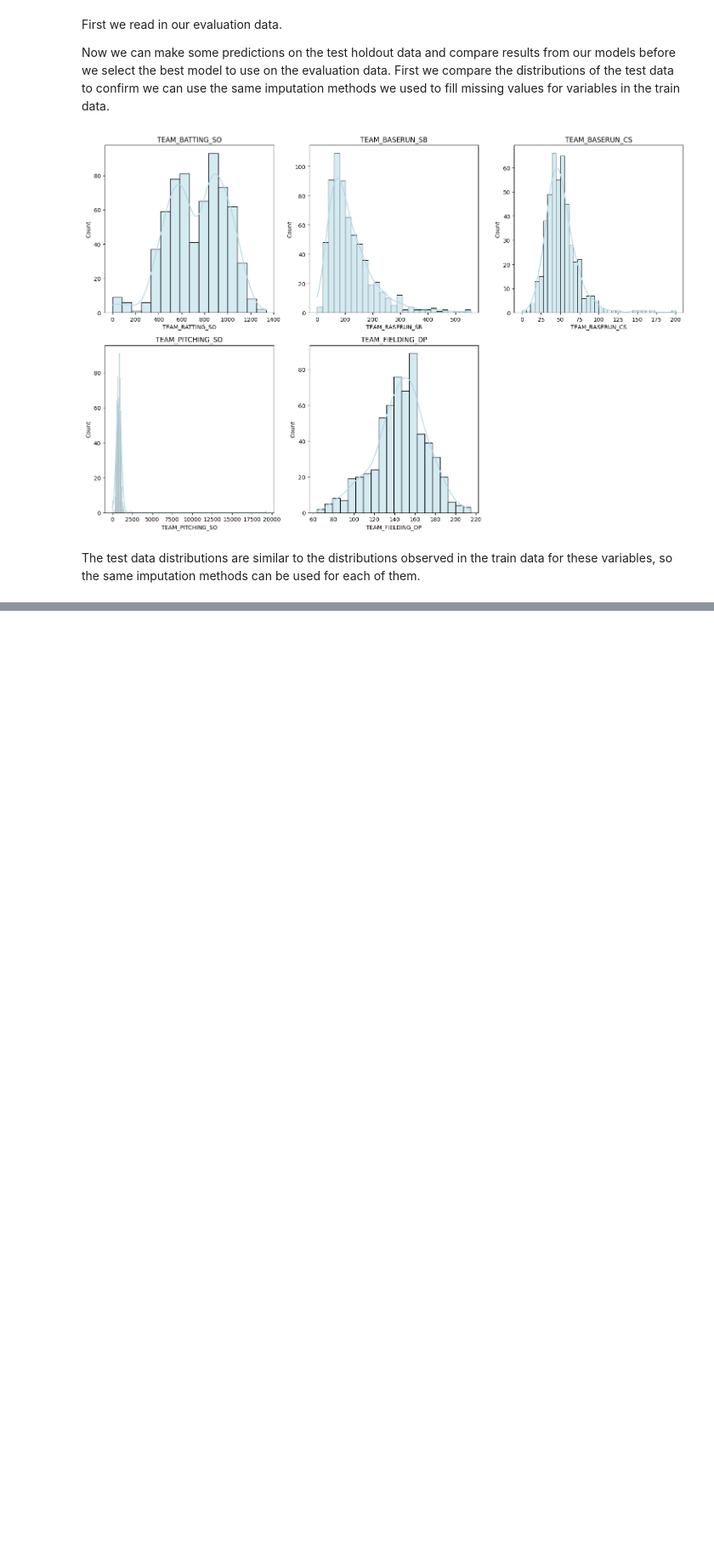
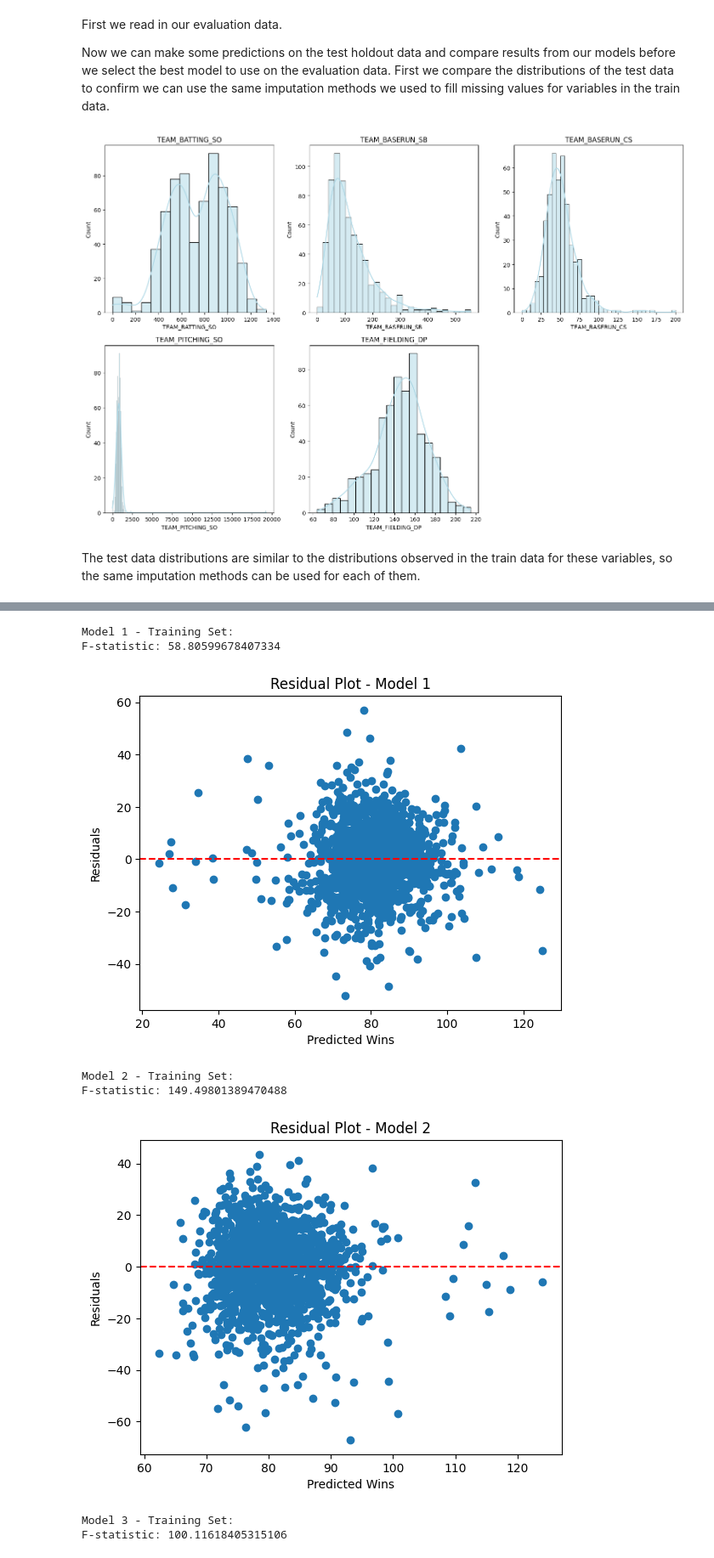
Before and after one commit to waheeb123/Data-621, a Jupyter notebook: Untitled16.ipynb, the cells around one changed output, grey strips where cells are left out. Shown at 85% size. Saved outputs shown, nothing was run; the diff lists cells and outputs as text; code cells hidden in the pictures; blank space fills up the shorter version.

```diff
--- a/Untitled16.ipynb
+++ b/Untitled16.ipynb
@@ -193,0 +338,65 @@ eval_data = pd.read_csv(eval_data_url)
+# %%
+from statsmodels.stats.anova import anova_lm
+
+# Compute F-statistic for Model 1
+X_train_1 = sm.add_constant(X_train)
+model1_sm = sm.OLS(y_train, X_train_1).fit()
+f_statistic_model1 = model1_sm.fvalue
+
+# Print F-statistic for Model 1
+print("Model 1 - Training Set:")
+print(f"F-statistic: {f_statistic_model1}")
+
+# Residual plots for Model 1
+residuals_model1 = y_train - model1_sm.predict(X_train_1)
+plt.scatter(model1_sm.predict(X_train_1), residuals_model1)
+plt.xlabel('Predicted Wins')
+plt.ylabel('Residuals')
+plt.title('Residual Plot - Model 1')
+plt.axhline(y=0, color='red', linestyle='--')
+plt.show()
+
+# Compute F-statistic for Model 2
+X_train_2 = sm.add_constant(X_train[['TEAM_BATTING_H', 'TEAM_BATTING_2B']])
+model2_sm = sm.OLS(y_train, X_train_2).fit()
+f_statistic_model2 = model2_sm.fvalue
+
+# Print F-statistic for Model 2
+print("Model 2 - Training Set:")
+print(f"F-statistic: {f_statistic_model2}")
+
+# Residual plots for Model 2
+residuals_model2 = y_train - model2_sm.predict(sm.add_constant(X_train[['TEAM_BATTING_H', 'TEAM_BATTING_2B']]))
+plt.scatter(model2_sm.predict(sm.add_constant(X_train[['TEAM_BATTING_H', 'TEAM_BATTING_2B']])), residuals_model2)
+plt.xlabel('Predicted Wins')
+plt.ylabel('Residuals')
+plt.title('Residual Plot - Model 2')
+plt.axhline(y=0, color='red', linestyle='--')
+plt.show()
+
+# Compute F-statistic for Model 3
+X_train_3 = sm.add_constant(X_train[['TEAM_BATTING_H', 'TEAM_BATTING_2B', 'TEAM_BATTING_3B']])
+model3_sm = sm.OLS(y_train, X_train_3).fit()
+f_statistic_model3 = model3_sm.fvalue
+
+# Print F-statistic for Model 3
+print("Model 3 - Training Set:")
+print(f"F-statistic: {f_statistic_model3}")
+
+# Residual plots for Model 3
+residuals_model3 = y_train - model3_sm.predict(X_train_3)
+plt.scatter(model3_sm.predict(X_train_3), residuals_model3)
+plt.xlabel('Predicted Wins')
+plt.ylabel('Residuals')
+plt.title('Residual Plot - Model 3')
+plt.axhline(y=0, color='red', linestyle='--')
+plt.show()
+# %% [output]
+Model 1 - Training Set:
+F-statistic: 58.80599678407334
+[figure, added]
+Model 2 - Training Set:
+F-statistic: 149.49801389470488
+[figure, added]
+Model 3 - Training Set:
+F-statistic: 100.11618405315106
```
Also changed, not shown: parts of 6 cells of this notebook.
